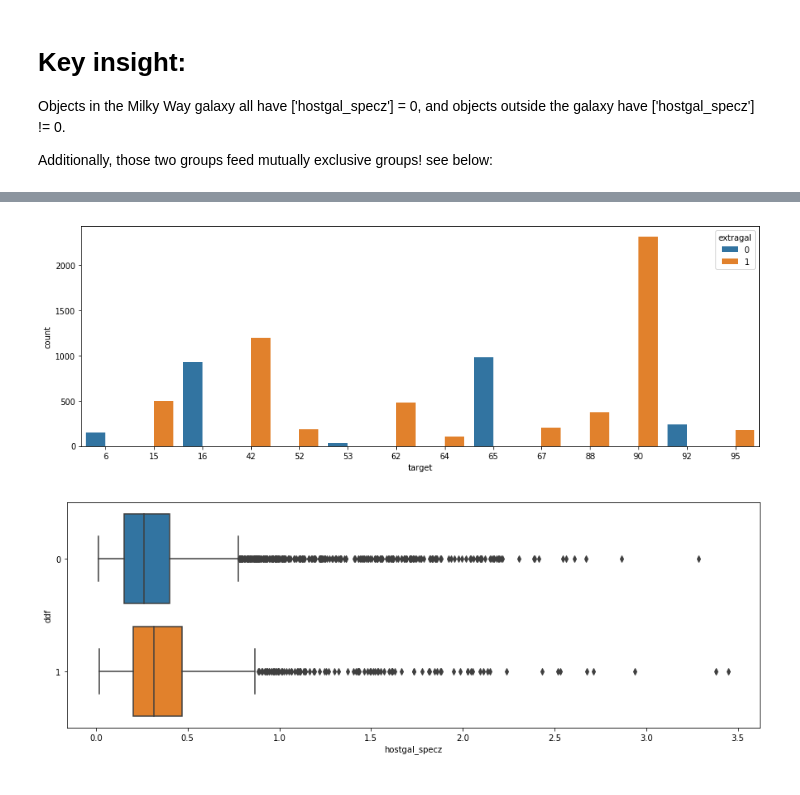
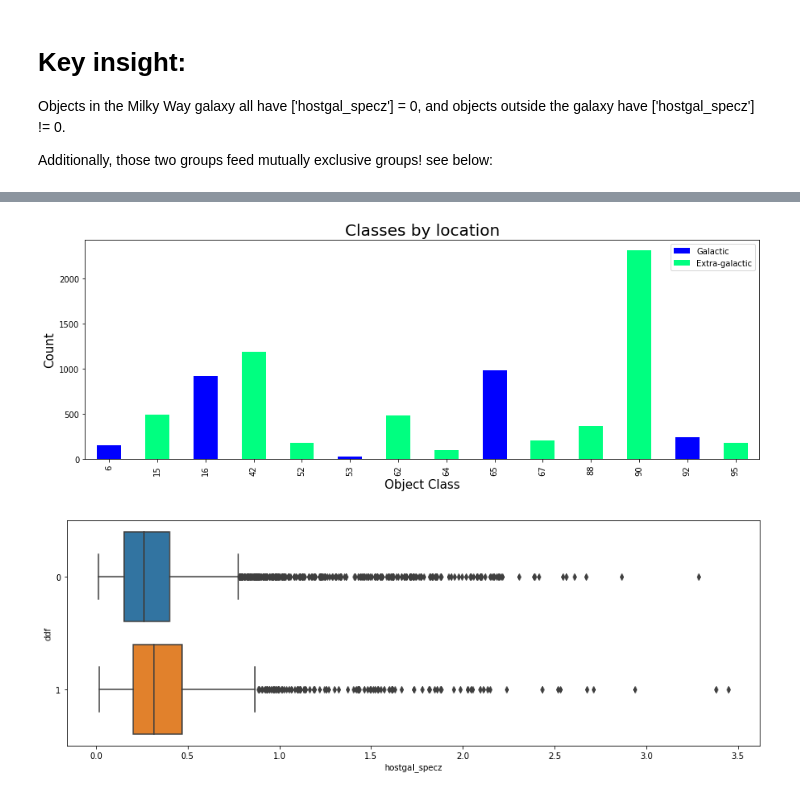
Before and after one commit to conditg/Space, a Jupyter notebook: Explorations.ipynb, the cells around one changed output, grey strips where cells are left out. Drawn from its saved outputs; the diff is of its cells as text; code cells hidden in the pictures.

```diff
--- a/Explorations.ipynb
+++ b/Explorations.ipynb
@@ -86,10 +54,16 @@ meta.groupby(['extragal','target']).agg('count')
-# %%
-#Note no target outcome has 2 bars
-plt.figure(figsize=[15,5])
-sns.countplot(x='target', hue='extragal' ,data=meta)
-plt.show()
-# %% [output]
-[figure, removed]
+# %%
+ct = pd.crosstab(meta.target, meta.extragal)
+ctp = ct.plot.bar(stacked=True,
+                 figsize=[15,5],
+                 colormap='winter')
+plt.legend(labels=['Galactic','Extra-galactic'])
+plt.title('Classes by location', size=20)
+plt.xlabel('Object Class', size=15)
+plt.ylabel('Count',size=15)
+
+plt.show()
+# %% [output]
+[figure, added]
 # %%
 #Given the above, the rest of the visualizations will be done on these 2 group separately.
 extragal = meta[meta.extragal == 1]
```
Also changed, not shown: parts of 6 cells of this notebook.
